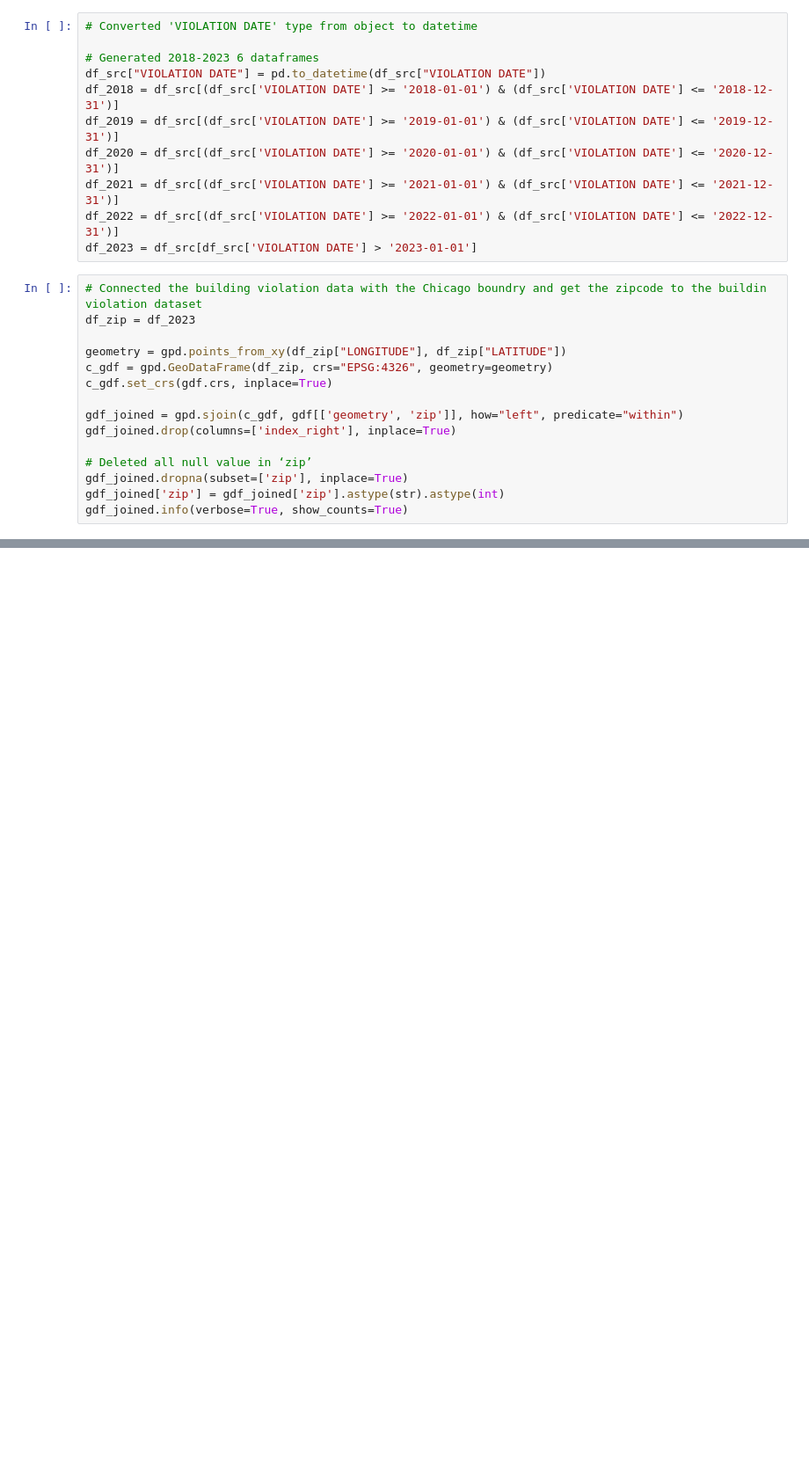
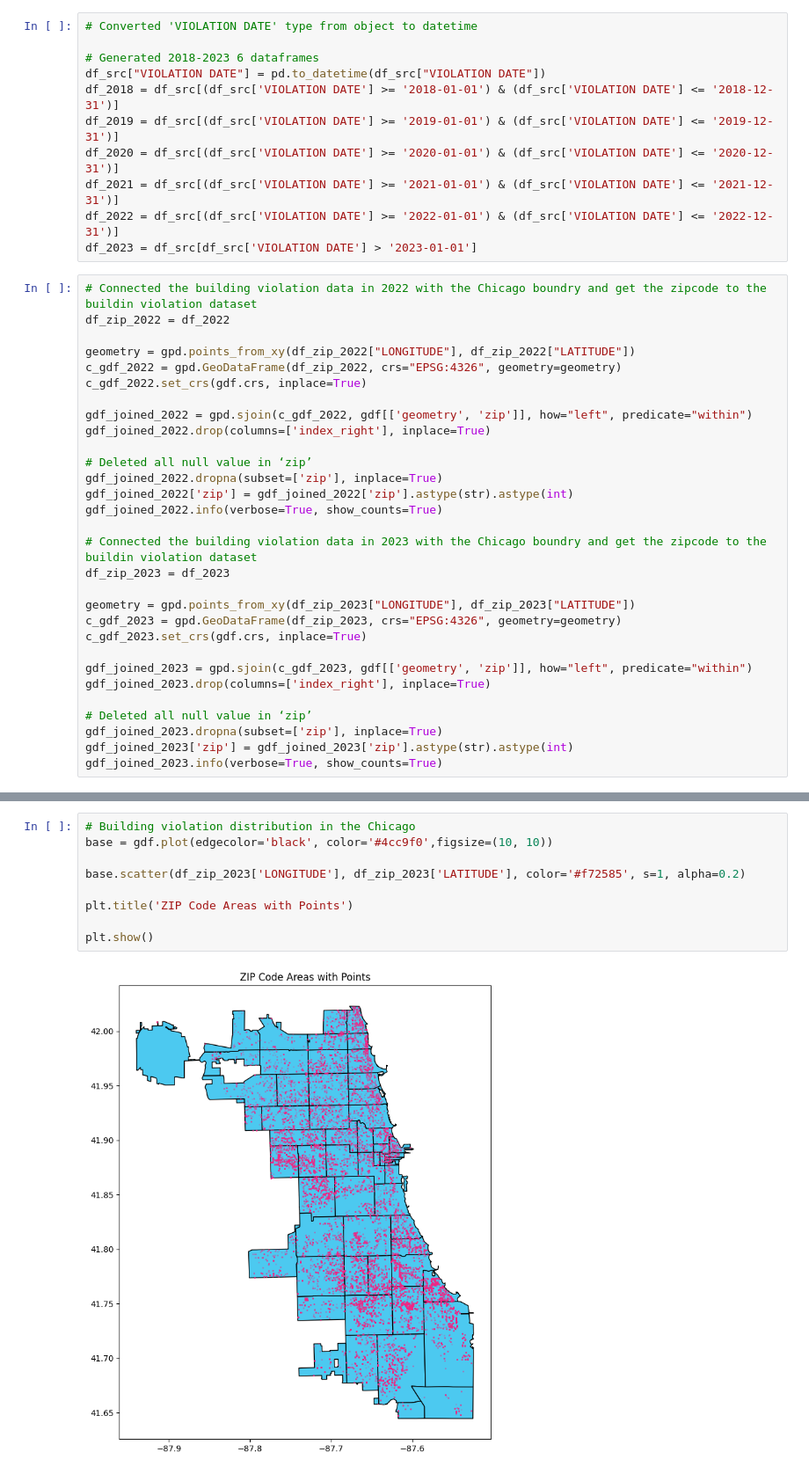
Before and after one commit to uic-cs424/assignment-2-chicago-bears, a Jupyter notebook: main.ipynb, the cells around one changed output, grey strips where cells are left out. Shown: that part at 88% size. Saved outputs shown, nothing was run; the diff lists cells and outputs as text; blank space fills up the shorter version.

```diff
--- a/main.ipynb
+++ b/main.ipynb
@@ -107,19 +108,34 @@ df_2021 = df_src[(df_src['VIOLATION DATE'] >= '2021-01-01') & (df_src['VIOLATION
 df_2022 = df_src[(df_src['VIOLATION DATE'] >= '2022-01-01') & (df_src['VIOLATION DATE'] <= '2022-12-31')]
 df_2023 = df_src[df_src['VIOLATION DATE'] > '2023-01-01']
 # %%
-# Connected the building violation data with the Chicago boundry and get the zipcode to the buildin violation dataset
-df_zip = df_2023
+# Connected the building violation data in 2022 with the Chicago boundry and get the zipcode to the buildin violation dataset
+df_zip_2022 = df_2022
 
-geometry = gpd.points_from_xy(df_zip["LONGITUDE"], df_zip["LATITUDE"])
-c_gdf = gpd.GeoDataFrame(df_zip, crs="EPSG:4326", geometry=geometry)
-c_gdf.set_crs(gdf.crs, inplace=True)
+geometry = gpd.points_from_xy(df_zip_2022["LONGITUDE"], df_zip_2022["LATITUDE"])
+c_gdf_2022 = gpd.GeoDataFrame(df_zip_2022, crs="EPSG:4326", geometry=geometry)
+c_gdf_2022.set_crs(gdf.crs, inplace=True)
 
-gdf_joined = gpd.sjoin(c_gdf, gdf[['geometry', 'zip']], how="left", predicate="within")
-gdf_joined.drop(columns=['index_right'], inplace=True)
+gdf_joined_2022 = gpd.sjoin(c_gdf_2022, gdf[['geometry', 'zip']], how="left", predicate="within")
+gdf_joined_2022.drop(columns=['index_right'], inplace=True)
 
 # Deleted all null value in ‘zip’
-gdf_joined.dropna(subset=['zip'], inplace=True)
-gdf_joined['zip'] = gdf_joined['zip'].astype(str).astype(int)
-gdf_joined.info(verbose=True, show_counts=True)
+gdf_joined_2022.dropna(subset=['zip'], inplace=True)
+gdf_joined_2022['zip'] = gdf_joined_2022['zip'].astype(str).astype(int)
+gdf_joined_2022.info(verbose=True, show_counts=True)
+
+# Connected the building violation data in 2023 with the Chicago boundry and get the zipcode to the buildin violation dataset
+df_zip_2023 = df_2023
+
+geometry = gpd.points_from_xy(df_zip_2023["LONGITUDE"], df_zip_2023["LATITUDE"])
+c_gdf_2023 = gpd.GeoDataFrame(df_zip_2023, crs="EPSG:4326", geometry=geometry)
+c_gdf_2023.set_crs(gdf.crs, inplace=True)
+
+gdf_joined_2023 = gpd.sjoin(c_gdf_2023, gdf[['geometry', 'zip']], how="left", predicate="within")
+gdf_joined_2023.drop(columns=['index_right'], inplace=True)
+
+# Deleted all null value in ‘zip’
+gdf_joined_2023.dropna(subset=['zip'], inplace=True)
+gdf_joined_2023['zip'] = gdf_joined_2023['zip'].astype(str).astype(int)
+gdf_joined_2023.info(verbose=True, show_counts=True)
 # %% [output]
 <class 'geopandas.geodataframe.GeoDataFrame'>
@@ -139,6 +155,17 @@ Data columns (total 26 columns):
  25  zip                           36606 non-null  int64
 dtypes: datetime64[ns](1), float64(2), geometry(1), int64(5), object(17)
 memory usage: 7.5+ MB
+# %%
+# Building violation distribution in the Chicago
+base = gdf.plot(edgecolor='black', color='#4cc9f0',figsize=(10, 10))
+
+base.scatter(df_zip_2023['LONGITUDE'], df_zip_2023['LATITUDE'], color='#f72585', s=1, alpha=0.2)
+
+plt.title('ZIP Code Areas with Points')
+
+plt.show()
+# %% [output]
+[figure, added]
 # %%
 # Generated heatmap of building violation
 
```
Also changed, not shown: parts of 6 cells of this notebook.
